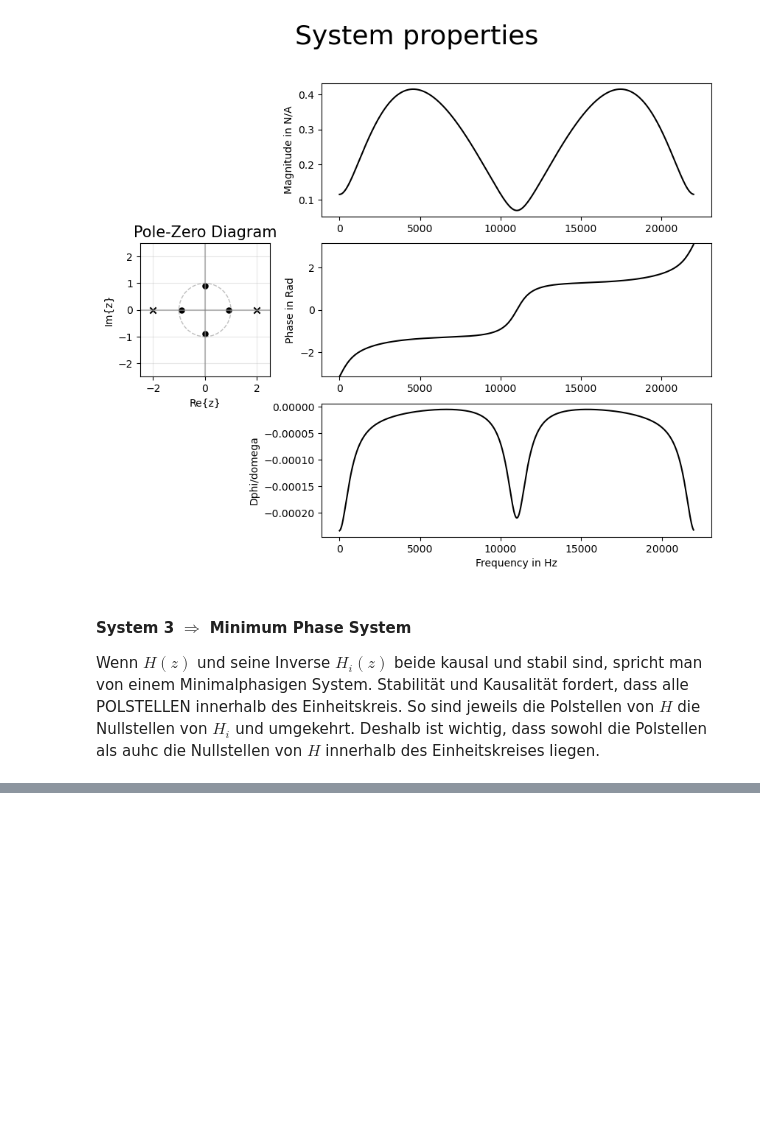
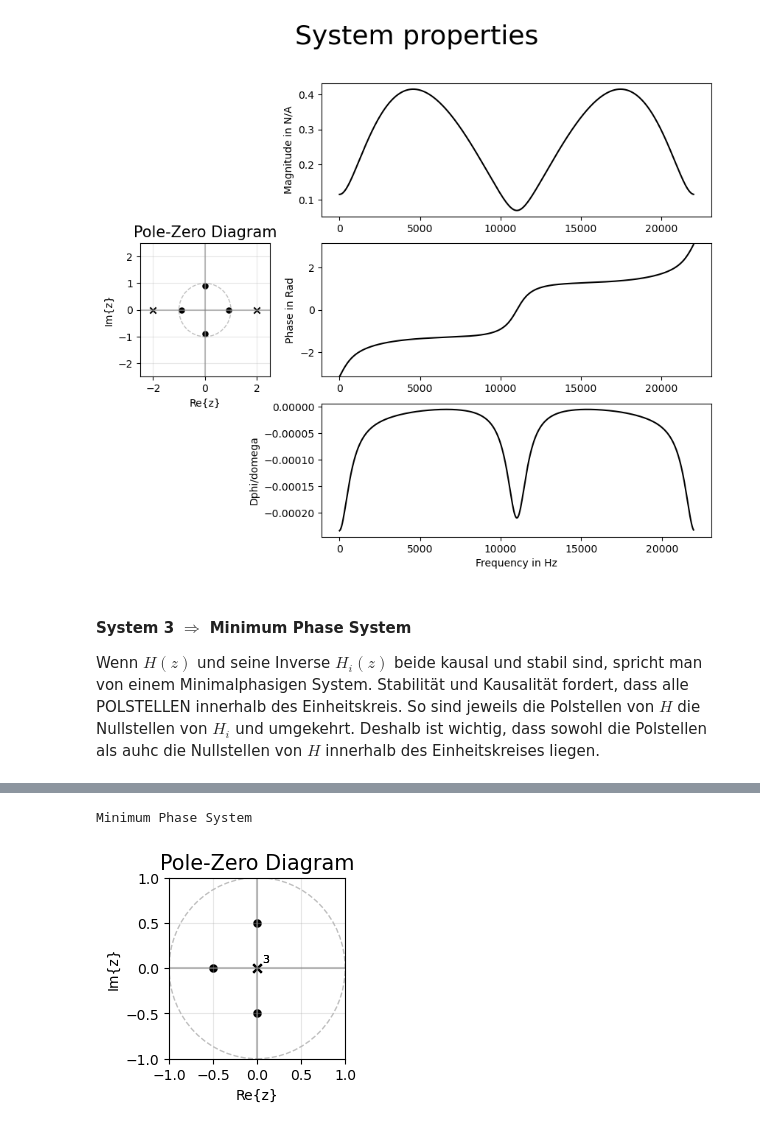
Before and after one commit to LeaS2/EDS, a Jupyter notebook: Hausaufgabe_2_Group_S.ipynb, the cells around one changed output, grey strips where cells are left out. Cells and saved outputs as stored; diff of their text form; code cells hidden in the pictures; blank space fills up the shorter version.

```diff
--- a/Hausaufgabe_2_Group_S.ipynb
+++ b/Hausaufgabe_2_Group_S.ipynb
@@ -303,0 +373,7 @@ Damit ist $H(z) \in \R$ und kann nach Partialbruchzerlegung in die Form $ H(z) =
+# %%
+# plot the corresponding pole-zero diagram
+plot_system(system=system_H_min, fs=44100, polezero = True)
+print("Minimum Phase System")
+# %% [output]
+Minimum Phase System
+[figure, added]
```
Also changed, not shown: parts of 20 cells of this notebook.
